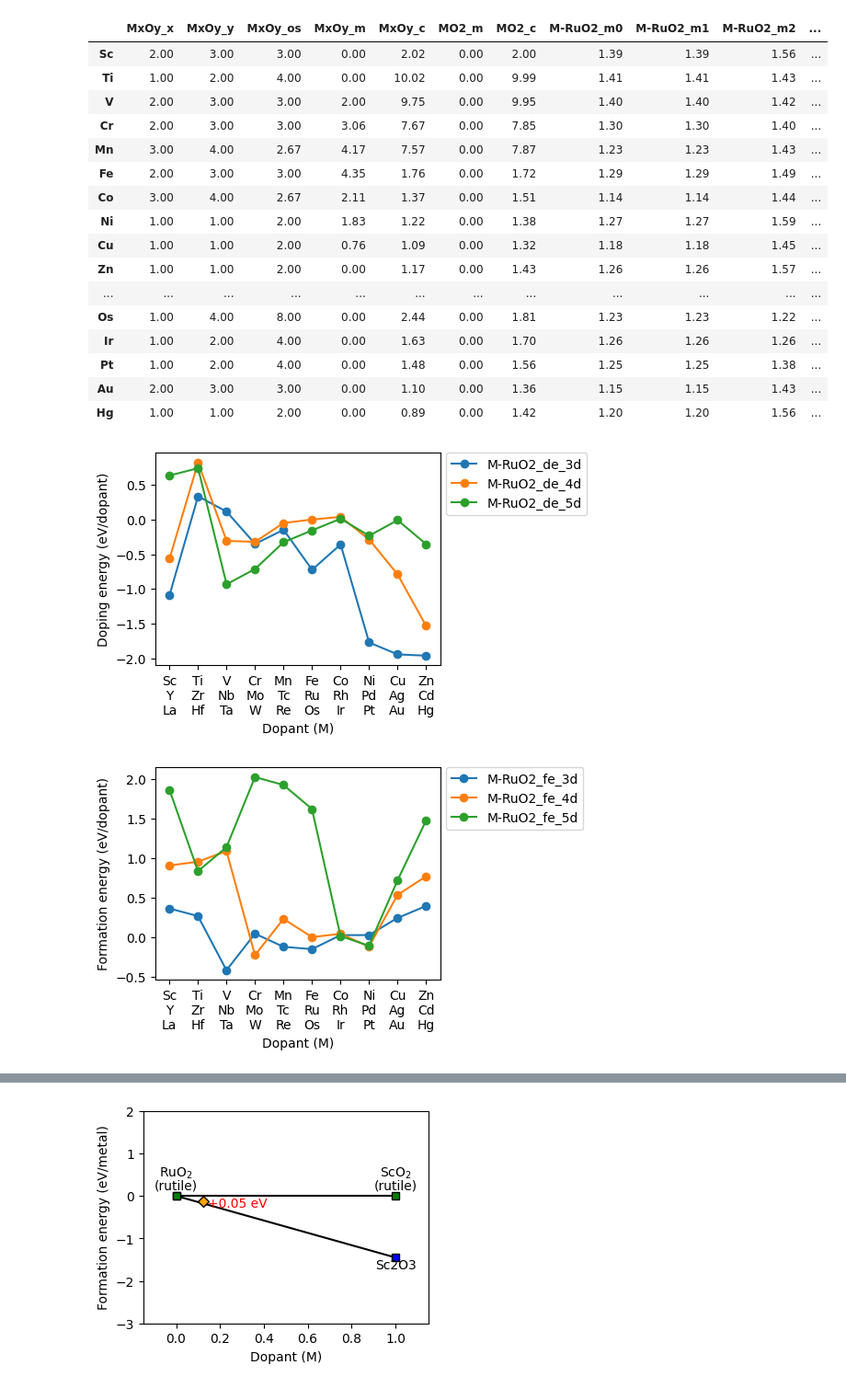
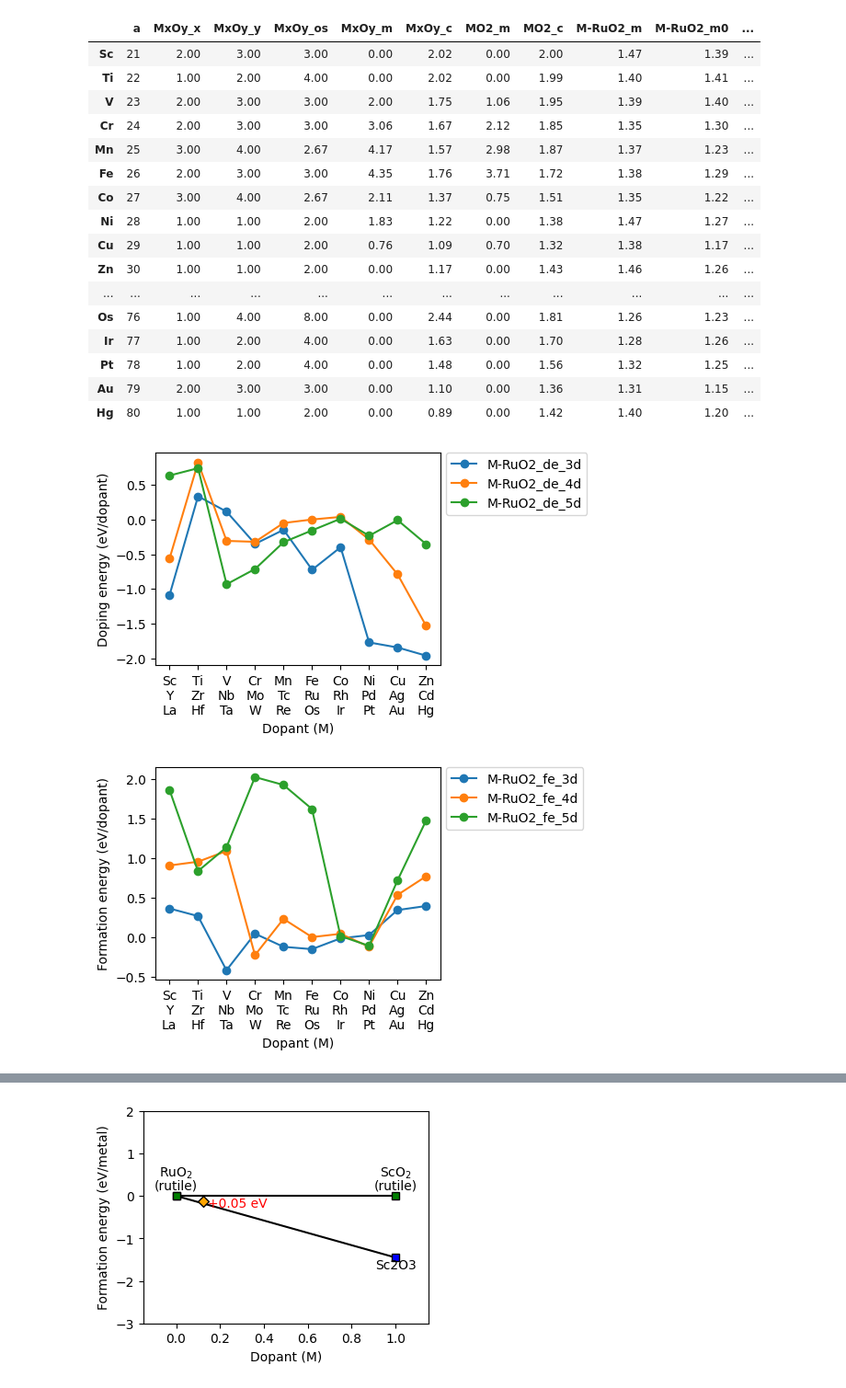
Before and after one commit to jhyeonjung97/tools, a Jupyter notebook: ruo2/doping1.ipynb, the cells around one changed output, grey strips where cells are left out. Shown at 92% size. Saved outputs shown, nothing was run; the diff lists cells and outputs as text; code cells hidden in the pictures.

```diff
--- a/ruo2/doping1.ipynb
+++ b/ruo2/doping1.ipynb
@@ -31,12 +31,13 @@ dpi = 300
 element_indices = list(range(21, 31)) + list(range(39, 49)) + [57] + list(range(72, 81))
 elements = [md.element(i).symbol for i in element_indices]
 data = pd.DataFrame(index=elements)
+data['a'] = element_indices
 # %%
 # os: oxidation state
-for dir in ['1_MxOy', '2_MO2', '3_M-RuO2']:
-    oxide_type = dir.split('_')[1]
-    for i in element_indices:
-        element = md.element(i).symbol
+for i in element_indices:
+    element = md.element(i).symbol
+    for dir in ['1_MxOy', '2_MO2', '3_M-RuO2']:
+        oxide_type = dir.split('_')[1]
         path = os.path.join(root, '1_bulk_opt', dir, f'{i}_{element}')
         energy_file = os.path.join(path, 'final_with_calculator.json')
         moment_file = os.path.join(path, 'moments.json')
@@ -44,6 +45,7 @@ for dir in ['1_MxOy', '2_MO2', '3_M-RuO2']:
         row_updates = {}
         if os.path.exists(energy_file):
             atoms = read(energy_file)
+            metal_indices = [i for i, atom in enumerate(atoms) if atom.symbol in elements]
             n_atoms = len(atoms)
             n_oxygens = sum(atom.symbol == 'O' for atom in atoms)
             n_metals = n_atoms - n_oxygens
@@ -56,55 +58,55 @@ for dir in ['1_MxOy', '2_MO2', '3_M-RuO2']:
                 o_ratio = n_oxygens // common_divisor
                 row_updates['MxOy_x'] = m_ratio
                 row_updates['MxOy_y'] = o_ratio
                 row_updates['MxOy_os'] = oxidation_state
         if os.path.exists(moment_file):
             atoms = read(moment_file)
             moments = atoms.get_magnetic_moments()
             if oxide_type == 'M-RuO2':
-                for i, moment in enumerate(moments):
+                row_updates['M-RuO2_m'] = np.mean(np.abs(moments[0:7]))
+                for i, moment in enumerate(moments[metal_indices]):
                     row_updates[f'M-RuO2_m{i}'] = moment
             else:
-                metal_indices = [i for i, atom in enumerate(atoms) if atom.symbol in elements]
-                row_updates[f'{oxide_type}_m'] = np.average(moments[metal_indices])
+                row_updates[f'{oxide_type}_m'] = np.mean(np.abs(moments[metal_indices]))
         if os.path.exists(charge_file):
             atoms = read(charge_file)
             charges = atoms.get_initial_charges()
             if oxide_type == 'M-RuO2':
+                row_updates['M-RuO2_c'] = np.mean(np.abs(charges[0:7]))
                 for i, charge in enumerate(charges):
                     row_updates[f'M-RuO2_c{i}'] = charge
             else:
-                metal_indices = [i for i, atom in enumerate(atoms) if atom.symbol in elements]
-                row_updates[f'{oxide_type}_c'] = np.average(charges[metal_indices])
+                row_updates[f'{oxide_type}_c'] = np.mean(np.abs(charges[metal_indices]))
         if row_updates:
             data.loc[element, list(row_updates)] = list(row_updates.values())
 
 # de: doping energy
 # fe: formation energy
 data['M-RuO2_de'] = data['M-RuO2_e'] - 7/8*data['MO2_e']['Ru'] - 1/8*data['MO2_e']
 data['M-RuO2_fe'] = data['M-RuO2_e'] - 7/8*data['MO2_e']['Ru'] - 1/8*data['MxOy_e'] - (2-data['MxOy_y']/data['MxOy_x'])/8*oxygen_potential
 # data['MxOy_fe'] = data['MxOy_e'] - data['MO2_e'] - (2-data['MxOy_y']/data['MxOy_x'])*oxygen_potential
 data.drop(columns=['MO2_e', 'MxOy_e', 'M-RuO2_e'], inplace=True)
 data.loc['Nb', 'MxOy_x'] = 2
 data.loc['Nb', 'MxOy_y'] = 5
 data
 # %% [output]
-|  | MxOy_x | MxOy_y | MxOy_os | MxOy_m | MxOy_c | MO2_m | MO2_c | M-RuO2_m0 | M-RuO2_m1 | M-RuO2_m2 | ... |
-| Sc | 2.00 | 3.00 | 3.00 | 0.00 | 2.02 | 0.00 | 2.00 | 1.39 | 1.39 | 1.56 | ... |
-| Ti | 1.00 | 2.00 | 4.00 | 0.00 | 10.02 | 0.00 | 9.99 | 1.41 | 1.41 | 1.43 | ... |
-| V | 2.00 | 3.00 | 3.00 | 2.00 | 9.75 | 0.00 | 9.95 | 1.40 | 1.40 | 1.42 | ... |
-| Cr | 2.00 | 3.00 | 3.00 | 3.06 | 7.67 | 0.00 | 7.85 | 1.30 | 1.30 | 1.40 | ... |
-| Mn | 3.00 | 4.00 | 2.67 | 4.17 | 7.57 | 0.00 | 7.87 | 1.23 | 1.23 | 1.43 | ... |
-| Fe | 2.00 | 3.00 | 3.00 | 4.35 | 1.76 | 0.00 | 1.72 | 1.29 | 1.29 | 1.49 | ... |
-| Co | 3.00 | 4.00 | 2.67 | 2.11 | 1.37 | 0.00 | 1.51 | 1.14 | 1.14 | 1.44 | ... |
-| Ni | 1.00 | 1.00 | 2.00 | 1.83 | 1.22 | 0.00 | 1.38 | 1.27 | 1.27 | 1.59 | ... |
-| Cu | 1.00 | 1.00 | 2.00 | 0.76 | 1.09 | 0.00 | 1.32 | 1.18 | 1.18 | 1.45 | ... |
-| Zn | 1.00 | 1.00 | 2.00 | 0.00 | 1.17 | 0.00 | 1.43 | 1.26 | 1.26 | 1.57 | ... |
+|  | a | MxOy_x | MxOy_y | MxOy_os | MxOy_m | MxOy_c | MO2_m | MO2_c | M-RuO2_m | M-RuO2_m0 | ... |
+| Sc | 21 | 2.00 | 3.00 | 3.00 | 0.00 | 2.02 | 0.00 | 2.00 | 1.47 | 1.39 | ... |
+| Ti | 22 | 1.00 | 2.00 | 4.00 | 0.00 | 2.02 | 0.00 | 1.99 | 1.40 | 1.41 | ... |
+| V | 23 | 2.00 | 3.00 | 3.00 | 2.00 | 1.75 | 1.06 | 1.95 | 1.39 | 1.40 | ... |
+| Cr | 24 | 2.00 | 3.00 | 3.00 | 3.06 | 1.67 | 2.12 | 1.85 | 1.35 | 1.30 | ... |
+| Mn | 25 | 3.00 | 4.00 | 2.67 | 4.17 | 1.57 | 2.98 | 1.87 | 1.37 | 1.23 | ... |
+| Fe | 26 | 2.00 | 3.00 | 3.00 | 4.35 | 1.76 | 3.71 | 1.72 | 1.38 | 1.29 | ... |
+| Co | 27 | 3.00 | 4.00 | 2.67 | 2.11 | 1.37 | 0.75 | 1.51 | 1.35 | 1.22 | ... |
+| Ni | 28 | 1.00 | 1.00 | 2.00 | 1.83 | 1.22 | 0.00 | 1.38 | 1.47 | 1.27 | ... |
+| Cu | 29 | 1.00 | 1.00 | 2.00 | 0.76 | 1.09 | 0.70 | 1.32 | 1.38 | 1.17 | ... |
+| Zn | 30 | 1.00 | 1.00 | 2.00 | 0.00 | 1.17 | 0.00 | 1.43 | 1.46 | 1.26 | ... |
 | ... | ... | ... | ... | ... | ... | ... | ... | ... | ... | ... | ... |
-| Os | 1.00 | 4.00 | 8.00 | 0.00 | 2.44 | 0.00 | 1.81 | 1.23 | 1.23 | 1.22 | ... |
-| Ir | 1.00 | 2.00 | 4.00 | 0.00 | 1.63 | 0.00 | 1.70 | 1.26 | 1.26 | 1.26 | ... |
-| Pt | 1.00 | 2.00 | 4.00 | 0.00 | 1.48 | 0.00 | 1.56 | 1.25 | 1.25 | 1.38 | ... |
-| Au | 2.00 | 3.00 | 3.00 | 0.00 | 1.10 | 0.00 | 1.36 | 1.15 | 1.15 | 1.43 | ... |
-| Hg | 1.00 | 1.00 | 2.00 | 0.00 | 0.89 | 0.00 | 1.42 | 1.20 | 1.20 | 1.56 | ... |
+| Os | 76 | 1.00 | 4.00 | 8.00 | 0.00 | 2.44 | 0.00 | 1.81 | 1.26 | 1.23 | ... |
+| Ir | 77 | 1.00 | 2.00 | 4.00 | 0.00 | 1.63 | 0.00 | 1.70 | 1.28 | 1.26 | ... |
+| Pt | 78 | 1.00 | 2.00 | 4.00 | 0.00 | 1.48 | 0.00 | 1.56 | 1.32 | 1.25 | ... |
+| Au | 79 | 2.00 | 3.00 | 3.00 | 0.00 | 1.10 | 0.00 | 1.36 | 1.31 | 1.15 | ... |
+| Hg | 80 | 1.00 | 1.00 | 2.00 | 0.00 | 0.89 | 0.00 | 1.42 | 1.40 | 1.20 | ... |
 # %%
 
 colors = ['tab:blue', 'tab:orange', 'tab:green']
@@ -159,5 +161,5 @@ for col in ['M-RuO2_de', 'M-RuO2_fe']:
     # Co Ni Cu
     # Co Ni Cu
 # %% [output]
-[figure, old version]
+[figure, new version]
-[figure, old version]
+[figure, new version]
```
Also changed, not shown: parts of 2 cells of this notebook.
